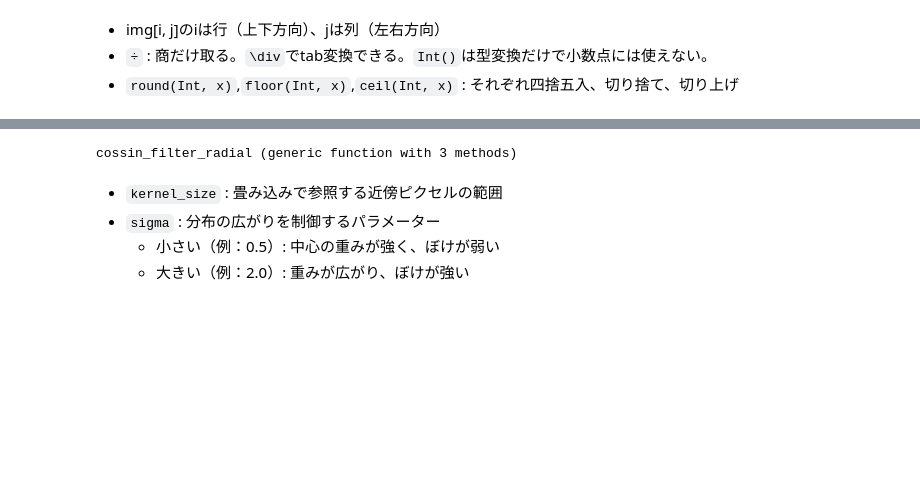
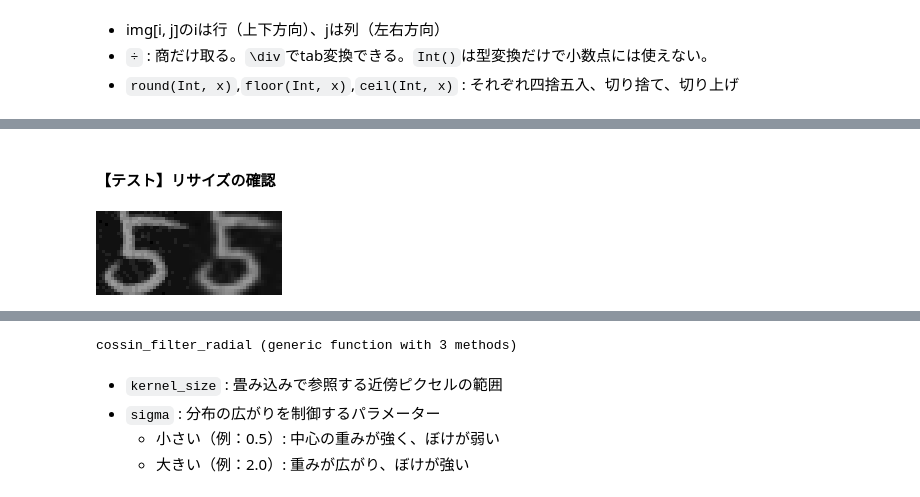
Before and after one commit to SW-yo/OhMyJulia, a Jupyter notebook: Pattern_recognition/etl1_01_normalNN.ipynb, the cells around one changed output, grey strips where cells are left out. Saved outputs shown, nothing was run; the diff lists cells and outputs as text; code cells hidden in the pictures; blank space fills up the shorter version.

```diff
--- a/Pattern_recognition/etl1_01_normalNN.ipynb
+++ b/Pattern_recognition/etl1_01_normalNN.ipynb
@@ -266,0 +370,23 @@ resize_image = imresize(cutting_image, size(records[n].image))
+# %% [markdown]
+#### 【テスト】リサイズの確認
+# %%
+# リサイズ手法の指定
+#=
+alg⇒
+    1:Bicubic
+    2:Bilinear
+    3:Nearest neighbor
+=#
+alg = 1
+# 切り抜き画像を指定
+#=
+arg⇒::Matrix{UInt8}
+=#
+mat = cutting_mat
+# リサイズ
+resized_mat = img_resize(mat, alg)
+# 出力用加工
+resize_image = imresize(Gray{N0f8}.(resized_mat ./ 255), size(cutting_image))
+[cutting_image resize_image]
+# %% [output]
+[figure, added]
```
Also changed, not shown: parts of 24 cells of this notebook, 13 other files.
